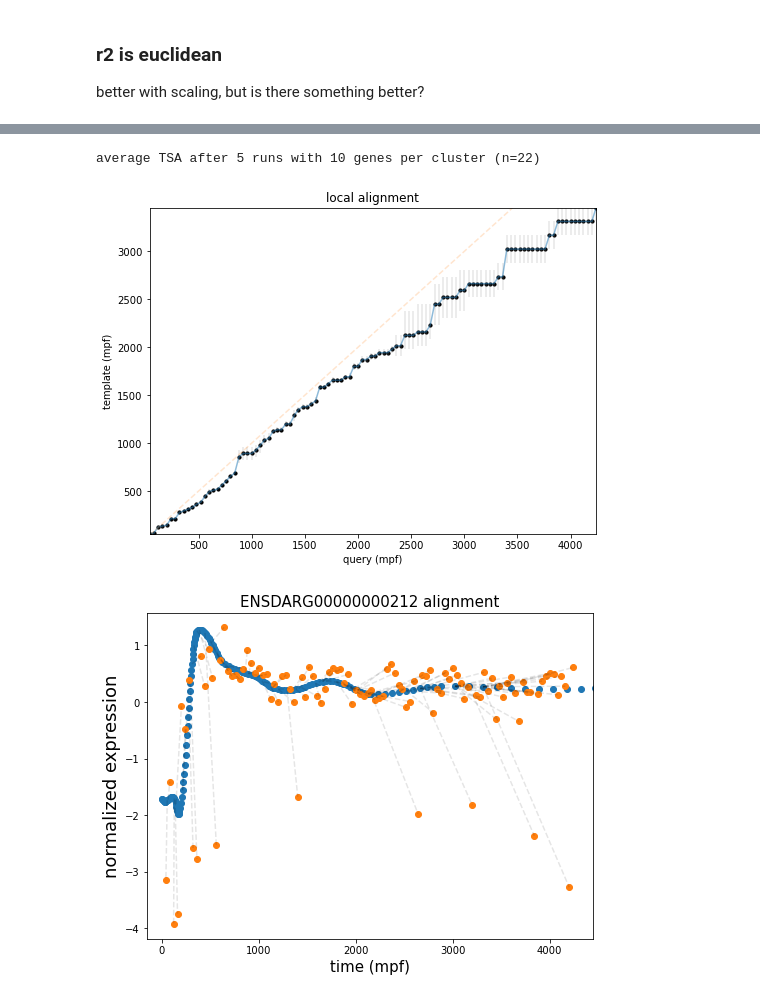
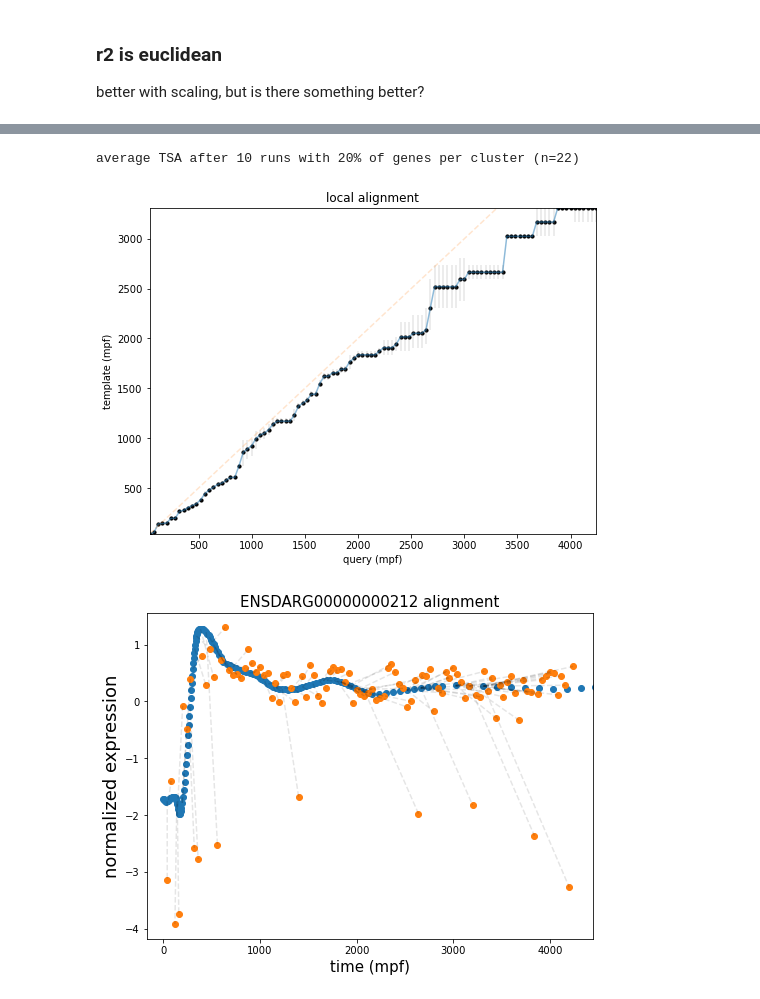
Before and after one commit to siebrenf/TSA, a Jupyter notebook: gene_selection.ipynb, the cells around one changed output, grey strips where cells are left out. Saved outputs shown, nothing was run; the diff lists cells and outputs as text; code cells hidden in the pictures.

Commit message:
gene selection

```diff
--- a/gene_selection.ipynb
+++ b/gene_selection.ipynb
@@ -700,7 +700,7 @@ dtype: int64
 # %%
-# tsa_fraction = 0.2  # use this % of genes per cluster for TSA
-n_genes = 60
-tries = 5
+tsa_fraction = 0.2  # use this % of genes per cluster for TSA
+# n_genes = 60
+tries = 10
 
 # TSA on subset per cluster
 paths = np.zeros((tries, query_tpms.shape[1]))
@@ -708,13 +708,16 @@ for n in range(tries):
     print(f"{int(100*n/tries)}%", end="\r")
 
     # get a fraction of genes per cluster
-#     genes = template_gene_clusters.groupby("cluster").sample(frac=tsa_fraction).gene.to_list()
-    genes = template_gene_clusters.groupby("cluster").sample(n=n_genes).gene.to_list()
+    genes = template_gene_clusters.groupby("cluster").sample(frac=tsa_fraction).gene.to_list()
+#     genes = template_gene_clusters.groupby("cluster").sample(n=n_genes).gene.to_list()
 
     t = template_tpms_inf[template_tpms_inf.index.isin(genes)]
     q = query_tpms[query_tpms.index.isin(genes)]
 
-    cost_matrix = get_cost_matrix(t, q, metric='correlation')  # 'euclidean')  # 'cosine')#
+#     t = scale_df(t)
+#     q = scale_df(q)
+
+    cost_matrix = get_cost_matrix(t, q, metric='correlation')  # 'euclidean')  # 'cosine')  #
     best_path, best_score = best_alignment_graph(cost_matrix)
 
     paths[n] = best_path
@@ -739,8 +742,8 @@ std_path2 = np.array(std_path2).T
 
 # plot
 c = pd.DataFrame(cost_matrix, index=q.columns, columns=t.columns)
-# print(f"average TSA after {tries} runs with {int(tsa_fraction*100)}% of genes per cluster (n={len(set(template_gene_clusters.cluster))})")
-print(f"average TSA after {tries} runs with {n_genes} genes per cluster (n={len(set(template_gene_clusters.cluster))})")
+print(f"average TSA after {tries} runs with {int(tsa_fraction*100)}% of genes per cluster (n={len(set(template_gene_clusters.cluster))})")
+# print(f"average TSA after {tries} runs with {n_genes} genes per cluster (n={len(set(template_gene_clusters.cluster))})")
 plot_alignment(c, avg_path, std_path2)
 
 showcase_gene = "ENSDARG00000000212"
@@ -824,7 +874,7 @@ cluster
 # %%
 tsa_fraction = 0.2  # use this % of genes per cluster for TSA
-n_genes = 10
-tries = 5
+# n_genes = 10
+tries = 10
 
 subset_template = template_gene_clusters[template_gene_clusters.gene.isin(subset)]
 
@@ -836,44 +886,47 @@ for n in range(tries):
     # get a fraction of genes per cluster
 #     genes = template_gene_clusters.groupby("cluster").sample(frac=tsa_fraction).gene.to_list()
 #     genes = subset#template_gene_clusters.groupby("cluster").sample(n=n_genes).gene.to_list()
-#     genes = subset_template.groupby("cluster").sample(frac=tsa_fraction).gene.to_list()
-    genes = subset_template.groupby("cluster").sample(n=n_genes).gene.to_list()
+    genes = subset_template.groupby("cluster").sample(frac=tsa_fraction).gene.to_list()
+#     genes = subset_template.groupby("cluster").sample(n=min(n_genes, x)).gene.to_list()
 
     t = template_tpms_inf[template_tpms_inf.index.isin(genes)]
     q = query_tpms[query_tpms.index.isin(genes)]
+
+#     t = scale_df(t)
+#     q = scale_df(q)
 
     cost_matrix = get_cost_matrix(t, q, metric='correlation')  # 'euclidean')  # 'cosine')#
     best_path, best_score = best_alignment_graph(cost_matrix)
 
     paths[n] = best_path
 
 # average path of TSAs
 avg_path = [int(i) for i in paths.mean(axis=0)]
 # if the average timepoint is later that the previous timepoint, increase it to match
 for n in range(1, len(avg_path)):
     if avg_path[n-1] > avg_path[n]:
         avg_path[n] = avg_path[n-1]
 
 # std of average path
 std_path = [int(i) for i in paths.std(axis=0)]
 std_path2 = []
 extended_template_time = list2floats(t.columns)
 for n, p in enumerate(avg_path):
     inf_time = extended_template_time[p]
     std_time_min = abs(extended_template_time[max(0, p - std_path[n])]-inf_time)
     std_time_max = abs(extended_template_time[min(p + std_path[n], len(extended_template_time)-1)]-inf_time)
     std_path2.append([std_time_min, std_time_max])
 std_path2 = np.array(std_path2).T
 
 # plot
 c = pd.DataFrame(cost_matrix, index=q.columns, columns=t.columns)
-# print(f"average TSA after {tries} runs with {int(tsa_fraction*100)}% of genes per cluster (n={len(set(template_gene_clusters.cluster))})")
-print(f"average TSA after {tries} runs with {n_genes} genes per cluster (n={len(set(template_gene_clusters.cluster))})")
+print(f"average TSA after {tries} runs with {int(tsa_fraction*100)}% of genes per cluster (n={len(set(template_gene_clusters.cluster))})")
+# print(f"average TSA after {tries} runs with {n_genes} genes per cluster (n={len(set(template_gene_clusters.cluster))})")
 plot_alignment(c, avg_path, std_path2)
 
 showcase_gene = "ENSDARG00000000212"
 plot_gene(showcase_gene, query_tpms, template_tpms_inf, avg_path, scale=True)
 # %% [output]
-average TSA after 5 runs with 10 genes per cluster (n=22)
+average TSA after 10 runs with 20% of genes per cluster (n=22)
-[figure, old version]
+[figure, new version]
 [figure]
```
Also changed, not shown: parts of 9 cells of this notebook, 3 other files.
